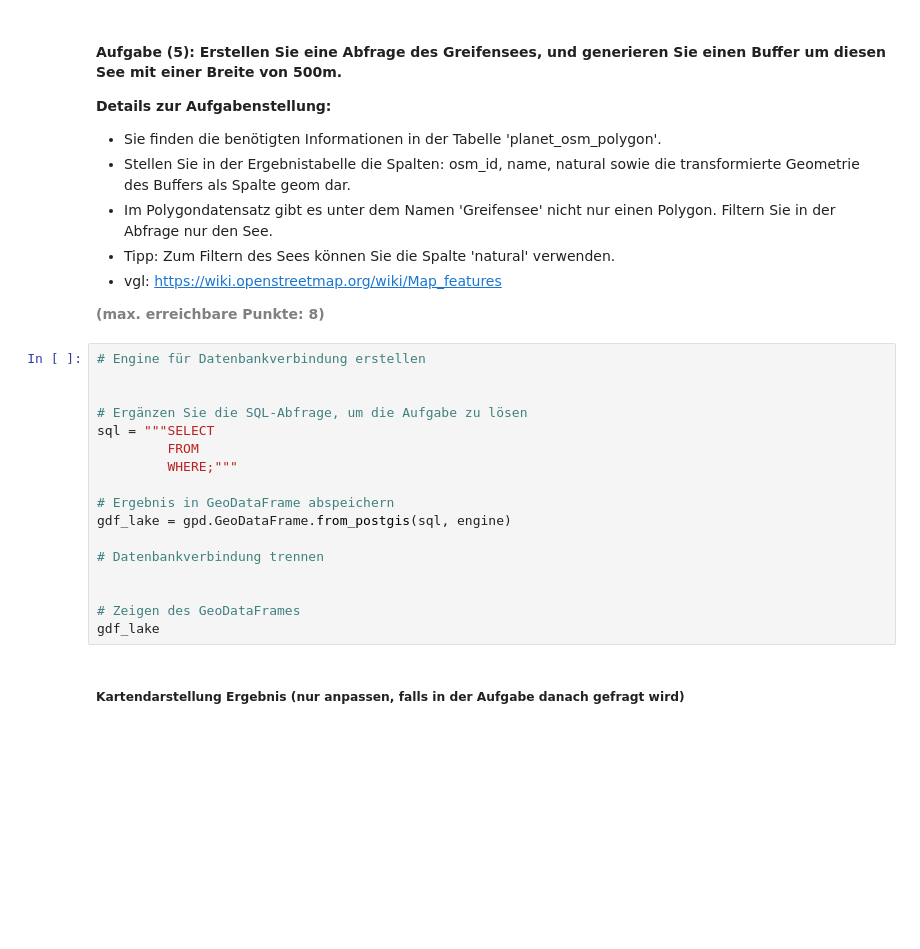
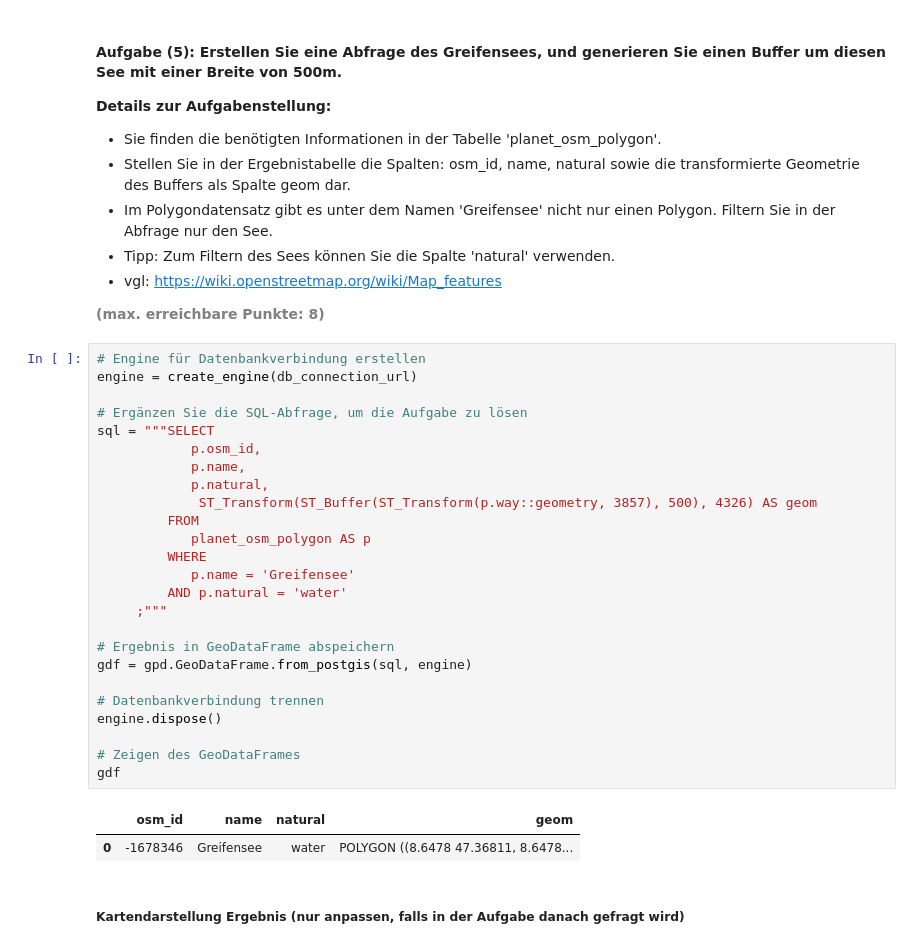
Before and after one commit to migifor-forstmi4/python_postgresql_postgis, a Jupyter notebook: Leistungsnachweis 1/AP03_Management_Raeumliche_Daten.ipynb, the cells around one changed output. Drawn from its saved outputs; the diff is of its cells as text; blank space fills up the shorter version.

```diff
--- a/Leistungsnachweis 1/AP03_Management_Raeumliche_Daten.ipynb
+++ b/Leistungsnachweis 1/AP03_Management_Raeumliche_Daten.ipynb
@@ -474,21 +500,32 @@ print("Die Karte wurde unter 'maps/map_buildings.html' gespeichert.")
 <b style="color: gray;">(max. erreichbare Punkte: 8)</b>
 # %%
 # Engine für Datenbankverbindung erstellen
-
+engine = create_engine(db_connection_url)
 
 # Ergänzen Sie die SQL-Abfrage, um die Aufgabe zu lösen
 sql = """SELECT
+            p.osm_id,
+            p.name,
+            p.natural,
+             ST_Transform(ST_Buffer(ST_Transform(p.way::geometry, 3857), 500), 4326) AS geom
          FROM
-         WHERE;"""
+            planet_osm_polygon AS p
+         WHERE
+            p.name = 'Greifensee'
+         AND p.natural = 'water'
+     ;"""
 
 # Ergebnis in GeoDataFrame abspeichern
-gdf_lake = gpd.GeoDataFrame.from_postgis(sql, engine)
+gdf = gpd.GeoDataFrame.from_postgis(sql, engine)
 
 # Datenbankverbindung trennen
-
+engine.dispose()
 
 # Zeigen des GeoDataFrames
-gdf_lake
+gdf
+# %% [output]
+|  | osm_id | name | natural | geom |
+| 0 | -1678346 | Greifensee | water | POLYGON ((8.6478 47.36811, 8.6478... |
 # %% [markdown]
 ##### <b>Kartendarstellung Ergebnis (nur anpassen, falls in der Aufgabe danach gefragt wird)</b>
 # %%
```
Also changed, not shown: parts of 3 cells of this notebook, 3 other files.
